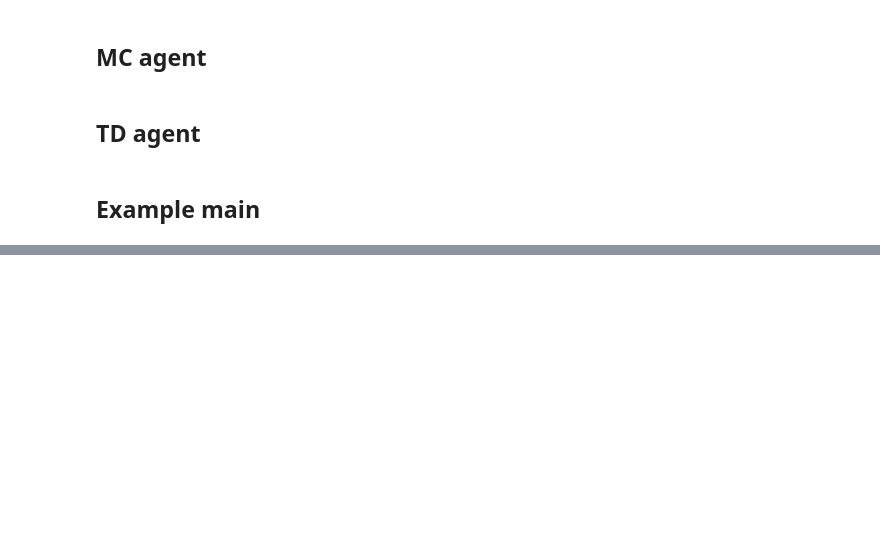
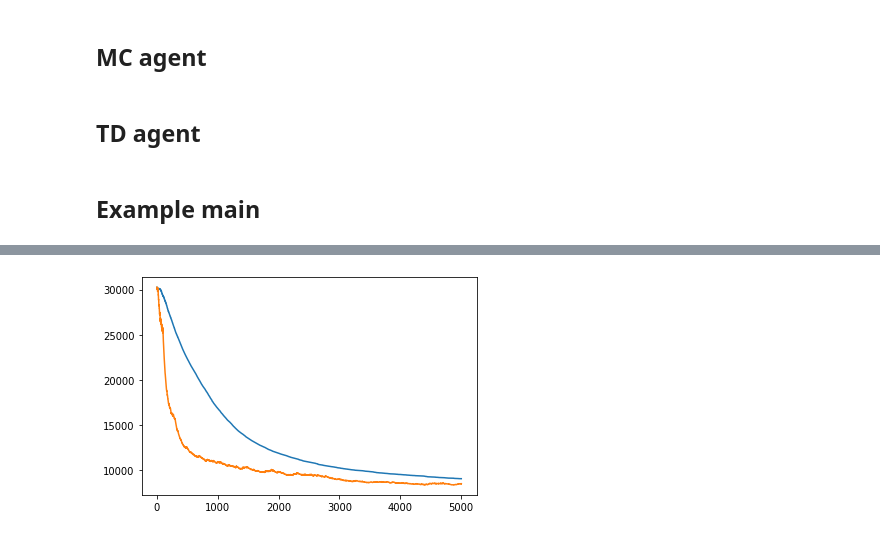
Before and after one commit to VV-A-VV/RL_CW, a Jupyter notebook: CW1.ipynb, the cells around one changed output, grey strips where cells are left out. Saved outputs shown, nothing was run; the diff lists cells and outputs as text; code cells hidden in the pictures; blank space fills up the shorter version.

```diff
--- a/CW1.ipynb
+++ b/CW1.ipynb
@@ -638,0 +710,8 @@ Results of the TD agent:
+# %%
+plt.plot(np.mean((np.array(td_values) - np.array(dp_value))**2, axis=1))
+# plot the error between the MC and DP agent
+plt.plot(np.mean((np.array(mc_values) - np.array(dp_value))**2, axis=1))
+#save the figure
+plt.savefig('error.jpg')
+# %% [output]
+[figure, added]
```
Also changed, not shown: parts of 23 cells of this notebook, 34 other files.
